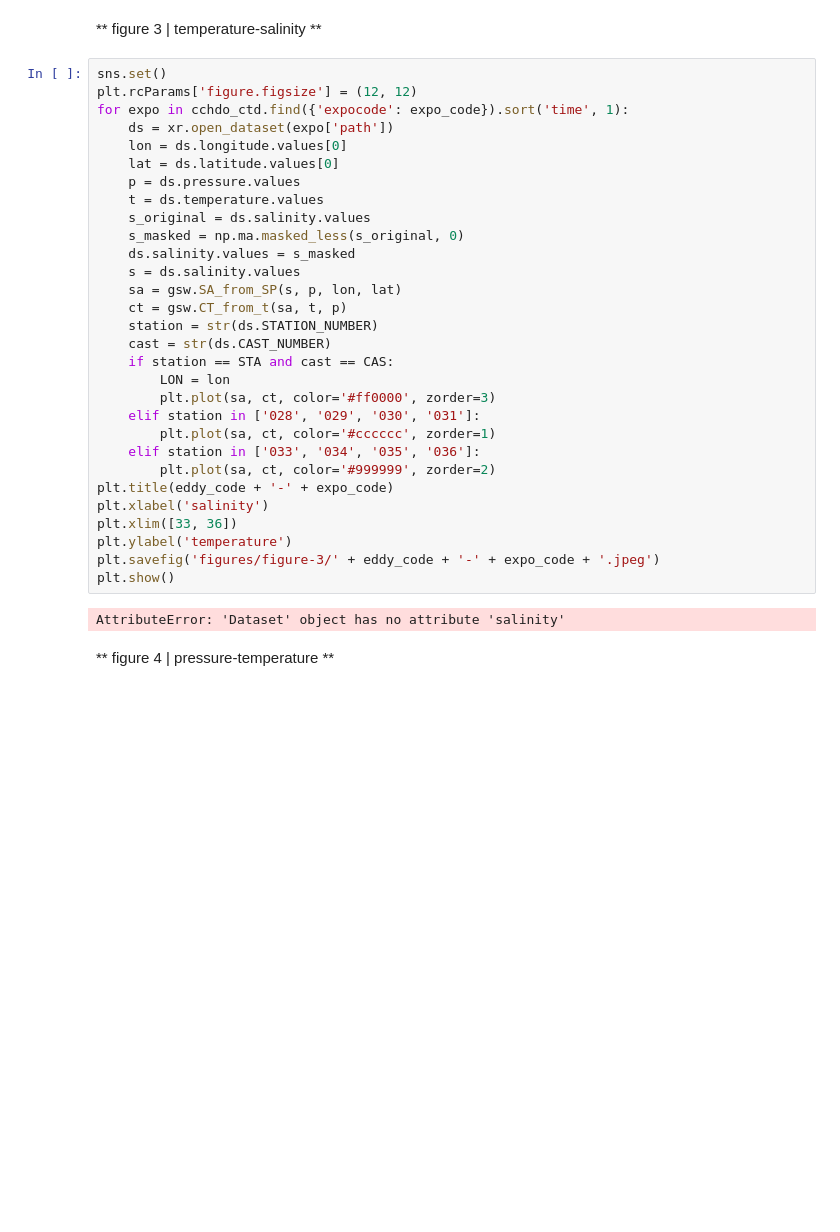
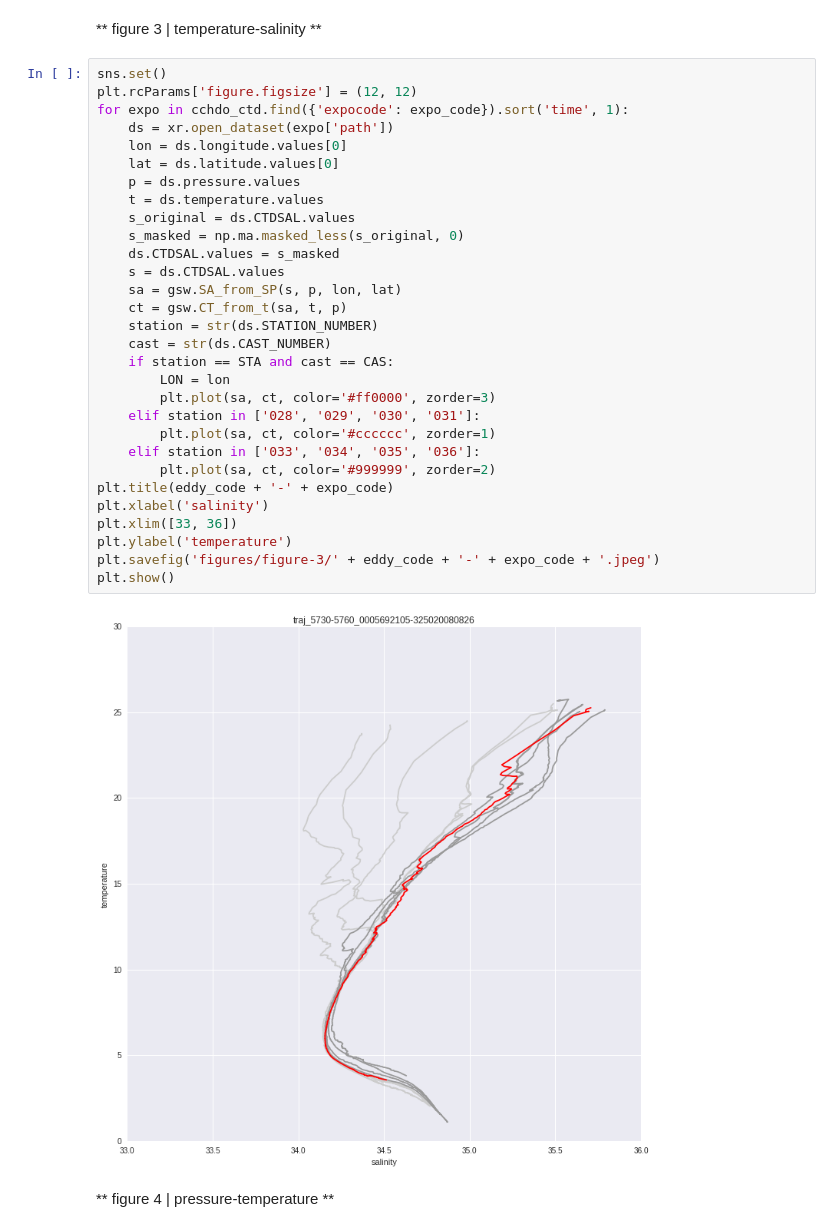
Before and after one commit to eapsclimate/cchdo-data, a Jupyter notebook: rcs-eddies/traj_5730-5760_0005692105-325020080826.ipynb, the cells around one changed output. Saved outputs shown, nothing was run; the diff lists cells and outputs as text; blank space fills up the shorter version.

```diff
--- a/rcs-eddies/traj_5730-5760_0005692105-325020080826.ipynb
+++ b/rcs-eddies/traj_5730-5760_0005692105-325020080826.ipynb
@@ -114,35 +114,35 @@ plt.show()
 # %%
 sns.set()
 plt.rcParams['figure.figsize'] = (12, 12)
 for expo in cchdo_ctd.find({'expocode': expo_code}).sort('time', 1):
     ds = xr.open_dataset(expo['path'])
     lon = ds.longitude.values[0]
     lat = ds.latitude.values[0]
     p = ds.pressure.values
     t = ds.temperature.values
-    s_original = ds.salinity.values
+    s_original = ds.CTDSAL.values
     s_masked = np.ma.masked_less(s_original, 0)
-    ds.salinity.values = s_masked
-    s = ds.salinity.values
+    ds.CTDSAL.values = s_masked
+    s = ds.CTDSAL.values
     sa = gsw.SA_from_SP(s, p, lon, lat)
     ct = gsw.CT_from_t(sa, t, p)
     station = str(ds.STATION_NUMBER)
     cast = str(ds.CAST_NUMBER)
     if station == STA and cast == CAS:
         LON = lon
         plt.plot(sa, ct, color='#ff0000', zorder=3)
     elif station in ['028', '029', '030', '031']:
         plt.plot(sa, ct, color='#cccccc', zorder=1)
     elif station in ['033', '034', '035', '036']:
         plt.plot(sa, ct, color='#999999', zorder=2)
 plt.title(eddy_code + '-' + expo_code)
 plt.xlabel('salinity')
 plt.xlim([33, 36])
 plt.ylabel('temperature')
 plt.savefig('figures/figure-3/' + eddy_code + '-' + expo_code + '.jpeg')
 plt.show()
 # %% [output]
-AttributeError: 'Dataset' object has no attribute 'salinity'
+[figure, added]
 # %% [markdown]
 ** figure 4 | pressure-temperature **
 # %%
```
Also changed, not shown: parts of 7 cells of this notebook, 3 other files.
